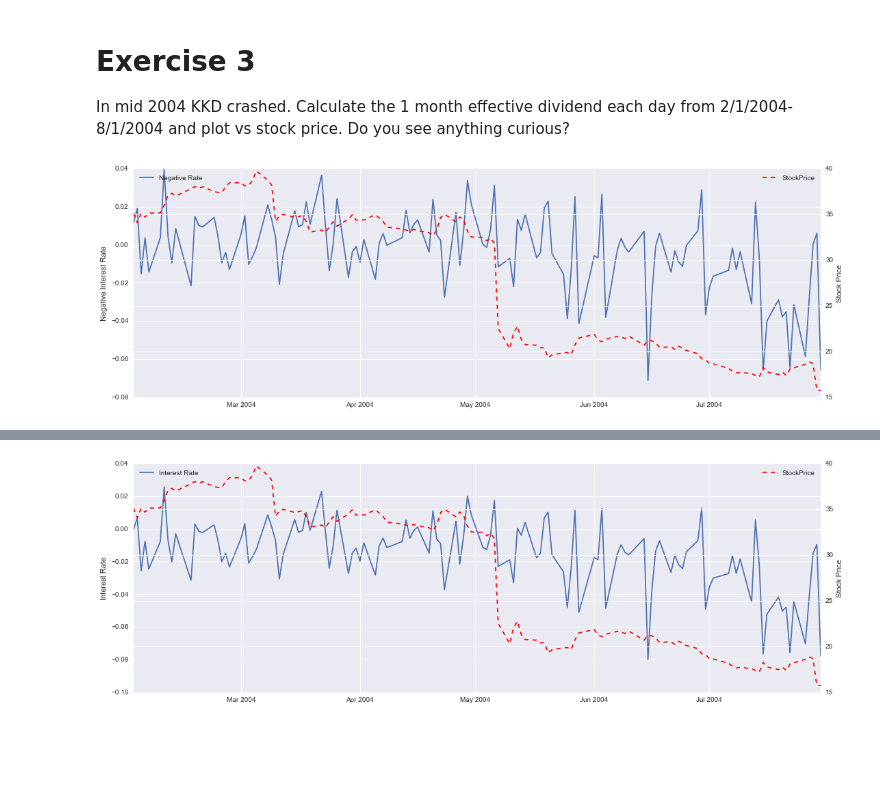
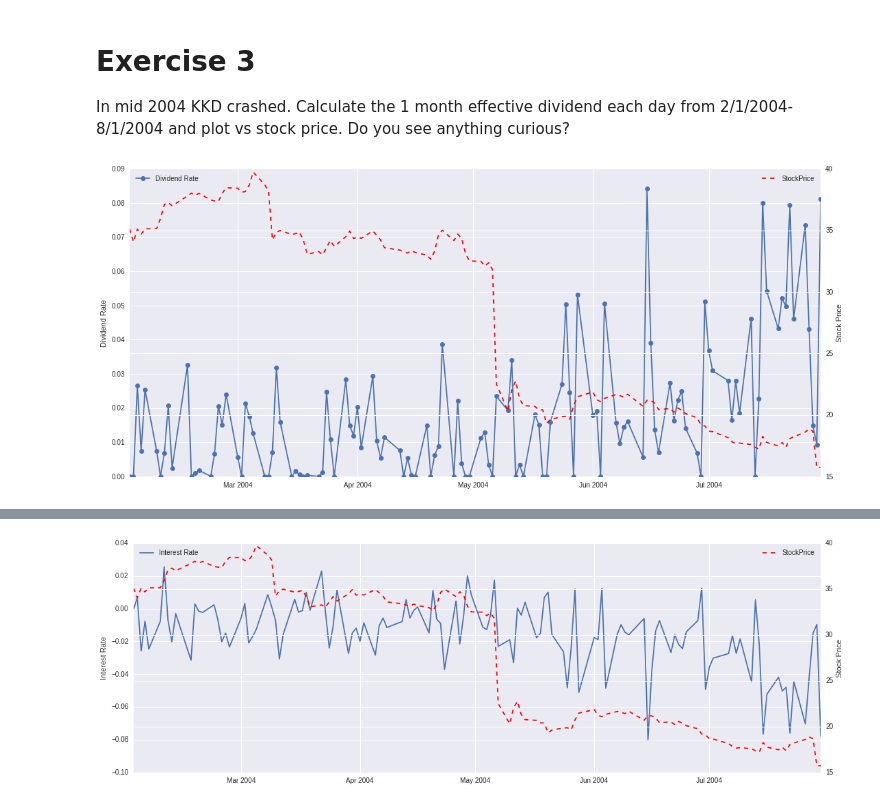
Before and after one commit to bspeice/experimental-finance, a Jupyter notebook: problem_set_6/Project6.ipynb, the cells around one changed output, grey strips where cells are left out. Saved outputs shown, nothing was run; the diff lists cells and outputs as text; code cells hidden in the pictures; blank space fills up the shorter version.

```diff
--- a/problem_set_6/Project6.ipynb
+++ b/problem_set_6/Project6.ipynb
@@ -37,8 +37,9 @@ def query_dataframe(query, date_col, connection=None):
     if connection is None:
         connection = get_connection()
     res = pd.read_sql(query, connection)
-    for i in date_col:
-        res[i] = res[i].astype(pd.datetime)
+    if not res.empty:
+        for i in date_col:
+            res[i] = res[i].astype(pd.datetime)
     return res
 
 # Query database using external file and return results in dataframe
@@ -147,7 +148,7 @@ def synthetic(Ticker, Date_Start, Date_End, Opt_Type, Target_Maturity, Target_Fa
         target_maturity = Target_Maturity,
         target_factor = Target_Factor # 1=ATM, 1.1=10% above ATM, 0.9=10% below ATM
     )
-    data = query_dataframe(sql_format)
+    data = query_dataframe(sql_format,['Date','Expiration'])
 
     # Obtaining the dividends dates and dollar amount
     query = ''' SELECT ExDate, Amount
@@ -157,11 +158,11 @@ def synthetic(Ticker, Date_Start, Date_End, Opt_Type, Target_Maturity, Target_Fa
                     AND ExDate<=dateadd(day,%s,'%s')
                     AND ExDate>='%s'  ''' % (Ticker,'%',
                                              Target_Maturity,Date_End,Date_Start)
-    dividends = query_dataframe(query)
+    dividends = query_dataframe(query,['ExDate'])
 
     # Creating an empty dataframe for output data
     data_out = pd.DataFrame(columns=['Date','StockPrice','CallPut',
-                                     'Expiration','Strike','OptionPrice','IV','ZeroRate'])
+                                     'Expiration','Strike','OptionPrice','Spread','IV','ZeroRate'])
     # Construct a synthetic option on each date in the considered range
     for date, df in data.groupby('Date'):
         # Variables
@@ -220,9 +221,9 @@ def synthetic(Ticker, Date_Start, Date_End, Opt_Type, Target_Maturity, Target_Fa
         # Optimizing
         res = minimize(f,IV_0,constraints=cons)
         # Append data
-        s = pd.Series([date,S,CP,expiration,X,MBBO_synthetic,float(res.x),r],
+        s = pd.Series([date,S,CP,expiration,X,MBBO_synthetic,df.Spread.mean(),float(res.x),r],
                       index=['Date','StockPrice','CallPut','Expiration',
-                             'Strike','OptionPrice','IV','ZeroRate'])
+                             'Strike','OptionPrice','Spread','IV','ZeroRate'])
         data_out = data_out.append(s,ignore_index=True)
 
     return data_out
@@ -315,7 +316,7 @@ query = ''' SELECT ExDate, Amount
             AND ExDate<=dateadd(day,%s,'%s')
             AND ExDate>='%s'  ''' % ('KKD','%',
                                      75,'2006-12-31','2003-1-1')
-dividends = query_dataframe(query)
+dividends = query_dataframe(query,'')
 
 for idx, row in rate_calc_2.iterrows():
     S = row.StockPrice
@@ -549,50 +551,42 @@ kkd_put_3 = synthetic(Ticker = 'KKD',
                       Opt_Type = 'P',
                       Target_Maturity = 30,
                       Target_Factor = 1)
+# %%
+rate_calc_3 = kkd_call_3.merge(kkd_put_3.loc[:,['Date','OptionPrice','IV']],
+                               on='Date', suffixes=['_C', '_P'])
 # %%
-rate_calc_3 = kkd_call_3.merge(kkd_put_3.loc[:,['Date','OptionPrice','IV']], on='Date', suffixes=['_C', '_P'])
-
-query = ''' SELECT ExDate, Amount
-            FROM XFDATA.dbo.DISTRIBUTION dist
-            INNER JOIN XFDATA.dbo.SECURITY sec ON dist.SecurityID=sec.SecurityID
-            WHERE Ticker='%s' AND (DistributionType='%s' OR DistributionType='1')
-            AND ExDate<=dateadd(day,%s,'%s')
-            AND ExDate>='%s'  ''' % ('KKD','%',
-                                     75,'2006-12-31','2003-1-1')
-dividends = query_dataframe(query)
-
 for idx, row in rate_calc_3.iterrows():
     S = row.StockPrice
     X = row.Strike
     T = 30.0/360.0
-    IV0 = (row.IV_C + row.IV_P) / 2.0
+    IV_0 = (row.IV_C + row.IV_P) / 2.0
+    r_0 = row.ZeroRate
 
-    # Expiration date of the synthetic option
-    expiration = row.Date + datetime.timedelta(days=75)
-    # Time to ex dividend date
-    time_to_ExDate = np.array([(t-date).days*1./360 for t in dividends.ExDate])
-    # Dividend table with maturity of Ex Div dates
-    div_to_expiration = np.array([time_to_ExDate,dividends.Amount]).T
+    # Obtaining an initial estimate of the dividend rate for optimization
+    CPop = row.OptionPrice_C - max(row.OptionPrice_C-row.Strike,0)
+    PPop = row.OptionPrice_P - max(row.Strike-row.OptionPrice_P,0)
+    d_0 = (-(CPop-PPop-r_0*row.Strike*T)/(row.StockPrice*T))*0.01
 
     def f(x):
-        return ((ABM(ft.partial(VP,K=X,CallPut='C'),S, T, x[0], x[1], 100,
-                     div_to_expiration[div_to_expiration[:,0]>=0])-row.OptionPrice_C)**2 +
-                (ABM(ft.partial(VP,K=X,CallPut='P'),S, T, x[0], x[1], 100,
-                     div_to_expiration[div_to_expiration[:,0]>=0])-row.OptionPrice_P)**2 )
+        return ((ABM(ft.partial(VP,K=X,CallPut='C'),S, T, r_0-x[0], x[1], 100,
+                     np.array([[0,0]]))-row.OptionPrice_C)**2 +
+                (ABM(ft.partial(VP,K=X,CallPut='P'),S, T, r_0-x[0], x[1], 100,
+                     np.array([[0,0]]))-row.OptionPrice_P)**2 )
     # Optimizing
-    res = minimize(f,np.array([0.05, 0.2]))
+    bounds = [(0,np.infty),(0,np.infty)]
+    res = minimize(f,np.array([d_0, IV_0]),bounds=bounds)
     rate_calc_3.loc[idx,'Rate'] = res.x[0]
     rate_calc_3.loc[idx,'IV'] = res.x[1]
 
-fig, ax1 = plt.subplots(figsize=(18,6))
+fig, ax1 = plt.subplots(figsize=(18,8))
 ax2 = ax1.twinx()
-ax1.plot(rate_calc_3.Date, rate_calc_3.Rate, label='Negative Rate')
+ax1.plot(rate_calc_3.Date, rate_calc_3.Rate, label='Dividend Rate', marker='o')
 ax1.legend(loc=2)
-ax1.set_ylabel('Negative Interest Rate')
+ax1.set_ylabel('Dividend Rate')
 ax2.plot(rate_calc_3.Date, rate_calc_3.StockPrice, '--r')
 ax2.set_ylabel('Stock Price')
 ax2.legend(loc=1)
 plt.grid(True)
 plt.show()
 # %% [output]
-[figure, old version]
+[figure, new version]
```
Also changed, not shown: parts of 5 cells of this notebook, 1 other file.
